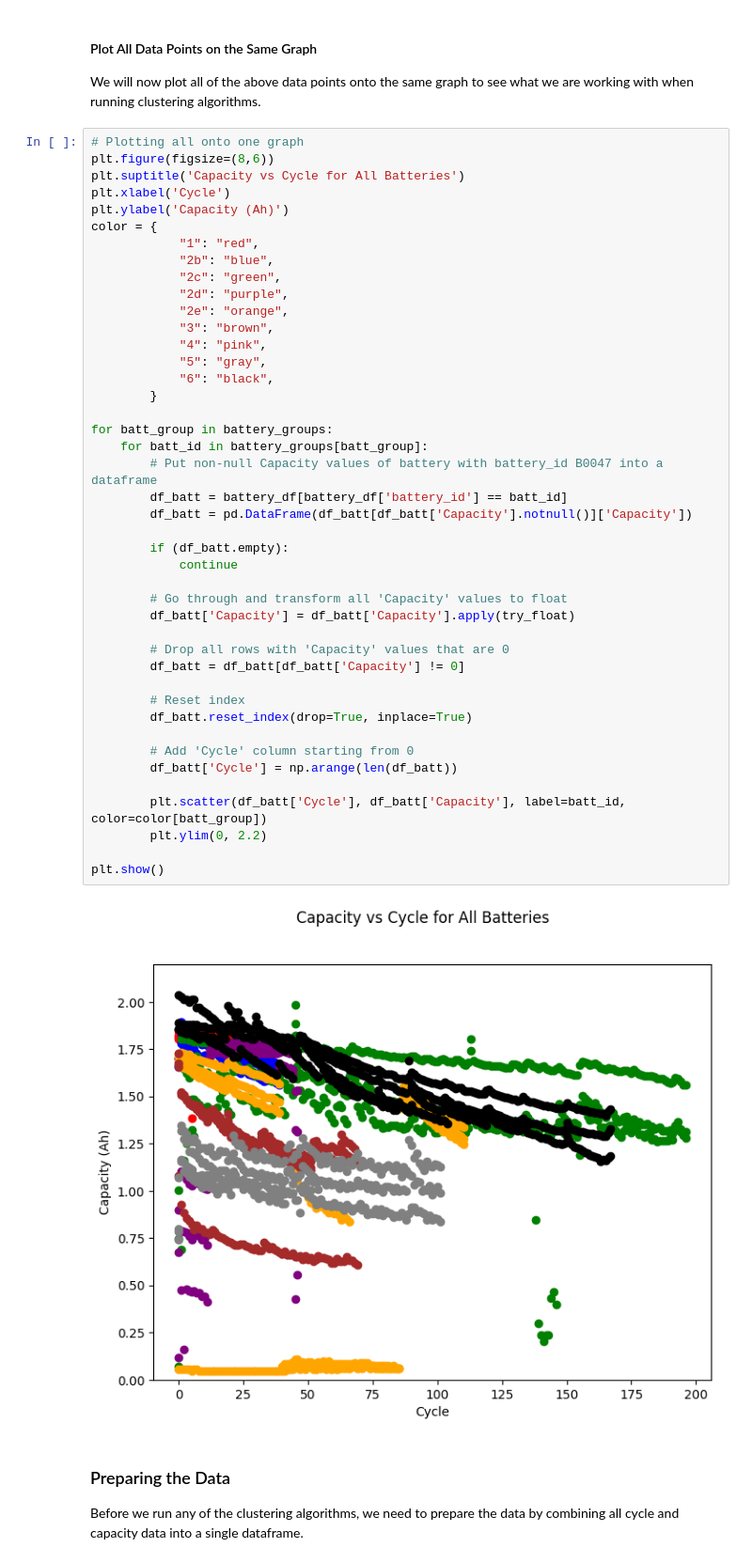
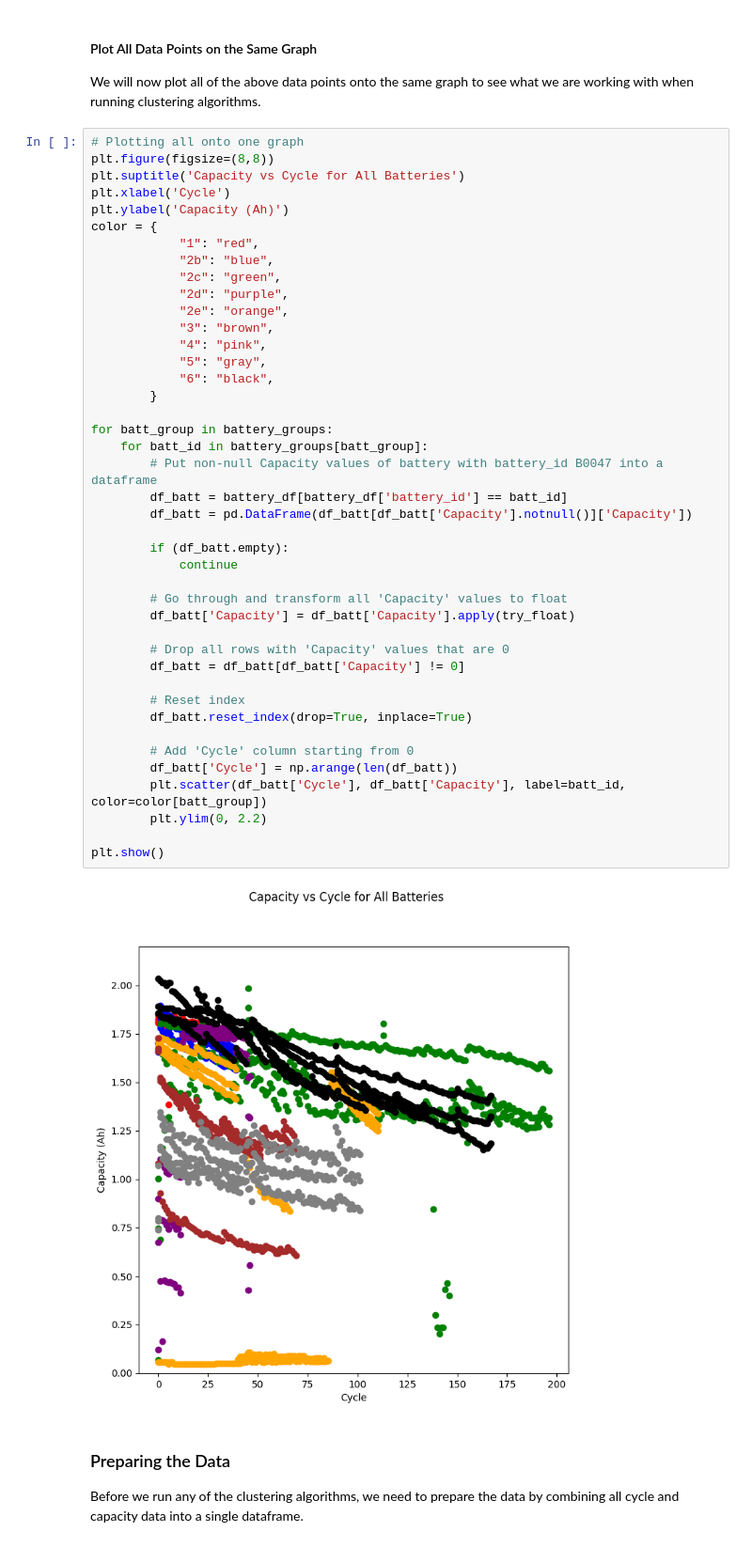
Before and after one commit to MKMiyagi/COGS_118B, a Jupyter notebook: Final_Project.ipynb, the cells around one changed output. Shown at 94% size. Drawn from its saved outputs; the diff is of its cells as text.

```diff
--- a/Final_Project.ipynb
+++ b/Final_Project.ipynb
@@ -181,7 +181,7 @@ We can see clear trends in the graphs of each experiment group. We hope that the
 We will now plot all of the above data points onto the same graph to see what we are working with when running clustering algorithms.
 # %%
 # Plotting all onto one graph
-plt.figure(figsize=(8,6))
+plt.figure(figsize=(8,8))
 plt.suptitle('Capacity vs Cycle for All Batteries')
 plt.xlabel('Cycle')
 plt.ylabel('Capacity (Ah)')
@@ -195,35 +195,34 @@ color = {
             "4": "pink",
             "5": "gray",
             "6": "black",
         }
 
 for batt_group in battery_groups:
     for batt_id in battery_groups[batt_group]:
         # Put non-null Capacity values of battery with battery_id B0047 into a dataframe
         df_batt = battery_df[battery_df['battery_id'] == batt_id]
         df_batt = pd.DataFrame(df_batt[df_batt['Capacity'].notnull()]['Capacity'])
 
         if (df_batt.empty):
             continue
 
         # Go through and transform all 'Capacity' values to float
         df_batt['Capacity'] = df_batt['Capacity'].apply(try_float)
 
         # Drop all rows with 'Capacity' values that are 0
         df_batt = df_batt[df_batt['Capacity'] != 0]
 
         # Reset index
         df_batt.reset_index(drop=True, inplace=True)
 
         # Add 'Cycle' column starting from 0
         df_batt['Cycle'] = np.arange(len(df_batt))
-
         plt.scatter(df_batt['Cycle'], df_batt['Capacity'], label=batt_id, color=color[batt_group])
         plt.ylim(0, 2.2)
 
 plt.show()
 # %% [output]
-[figure, old version]
+[figure, new version]
 # %% [markdown]
 ### Preparing the Data
 Before we run any of the clustering algorithms, we need to prepare the data by combining all cycle and capacity data into a single dataframe.
```
Also changed, not shown: parts of 12 cells of this notebook.
